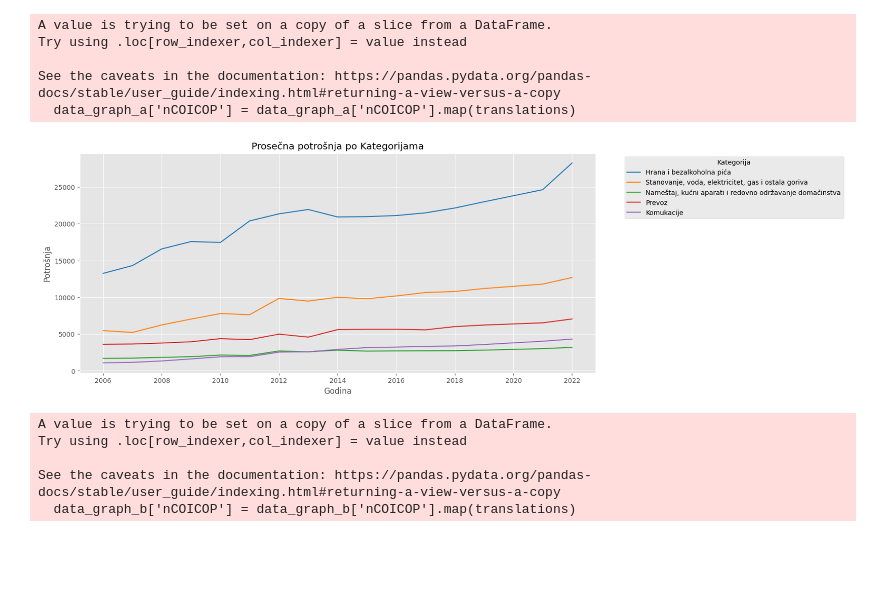
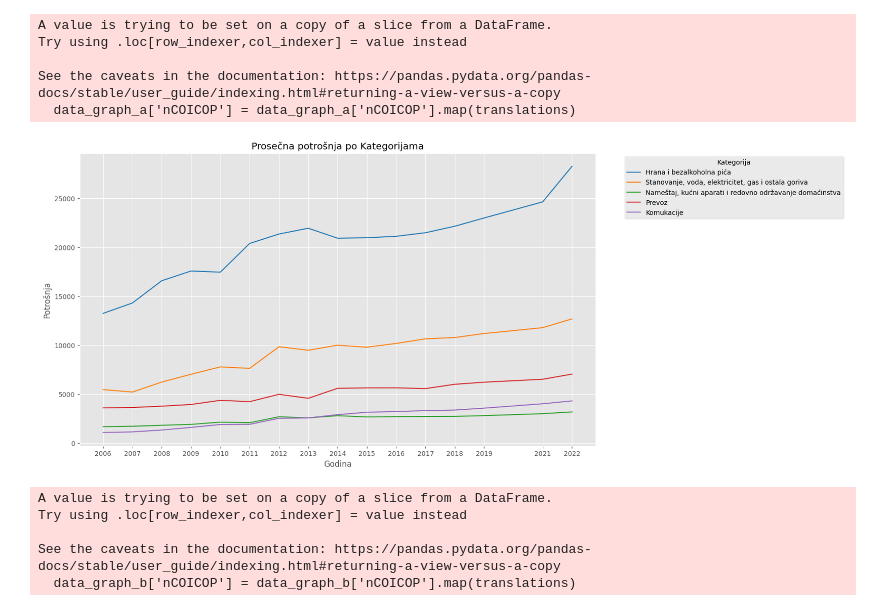
Before and after one commit to kuzicnenad/data-engineering-exam, a Jupyter notebook: 2024-03/personal-household-consumption-monthly-average_EDA.ipynb, the cells around one changed output. Drawn from its saved outputs; the diff is of its cells as text; code cells hidden in the pictures; blank space fills up the shorter version.

Commit message:
Update graphs style (size and unique values)

```diff
--- a/2024-03/personal-household-consumption-monthly-average_EDA.ipynb
+++ b/2024-03/personal-household-consumption-monthly-average_EDA.ipynb
@@ -241,16 +241,17 @@ See the caveats in the documentation: https://pandas.pydata.org/pandas-docs/stab
   data_graph_a['nCOICOP'] = data_graph_a['nCOICOP'].map(translations)
 # %%
 # Graf A - Potrošnja po Kategorijama
-plt.figure(figsize=(14, 6))
+plt.figure(figsize=(14, 8))
 sns.lineplot(data=data_graph_a, x='god', y='vrednost', hue='nCOICOP', palette='tab10')
 plt.title('Prosečna potrošnja po Kategorijama')
 plt.xlabel('Godina')
 plt.ylabel('Potrošnja')
+plt.xticks(data_not_total_rsd_sorted['god'].unique())
 plt.legend(title='Kategorija', bbox_to_anchor=(1.05, 1), loc='upper left')
 plt.grid(True)
 plt.show()
 # %% [output]
-[figure, old version]
+[figure, new version]
 # %%
 # Ažuriramo kolonu sa kategorijama koristeći prevedene vrednosti
 data_graph_b['nCOICOP'] = data_graph_b['nCOICOP'].map(translations)
```
Also changed, not shown: parts of 4 cells of this notebook.
